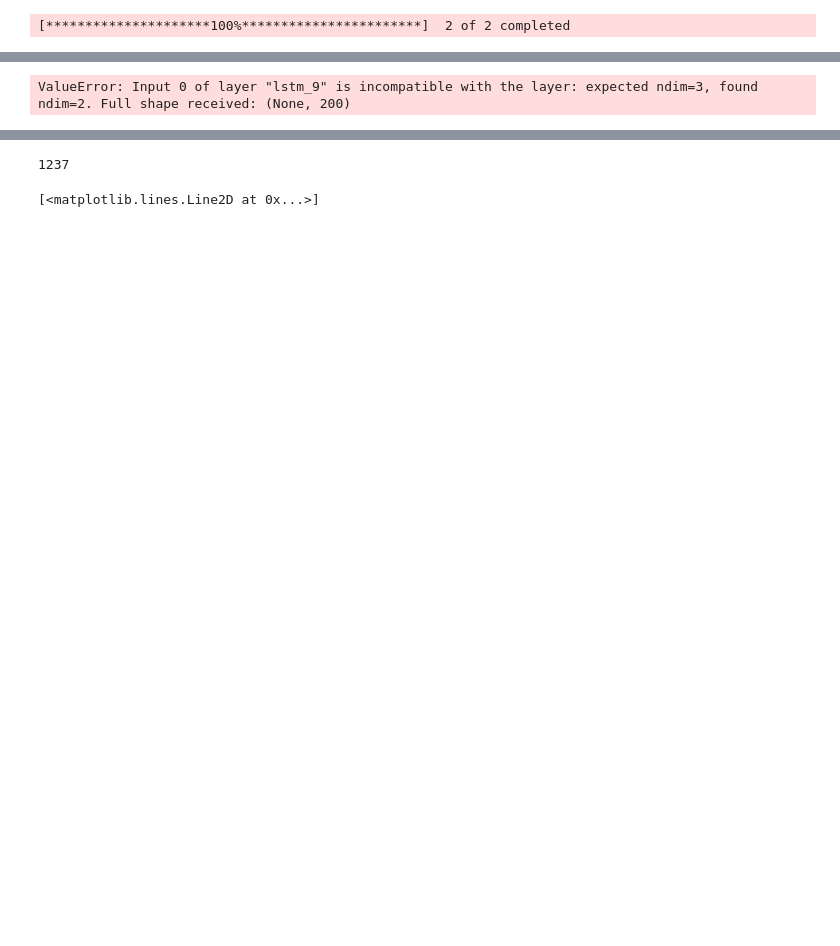
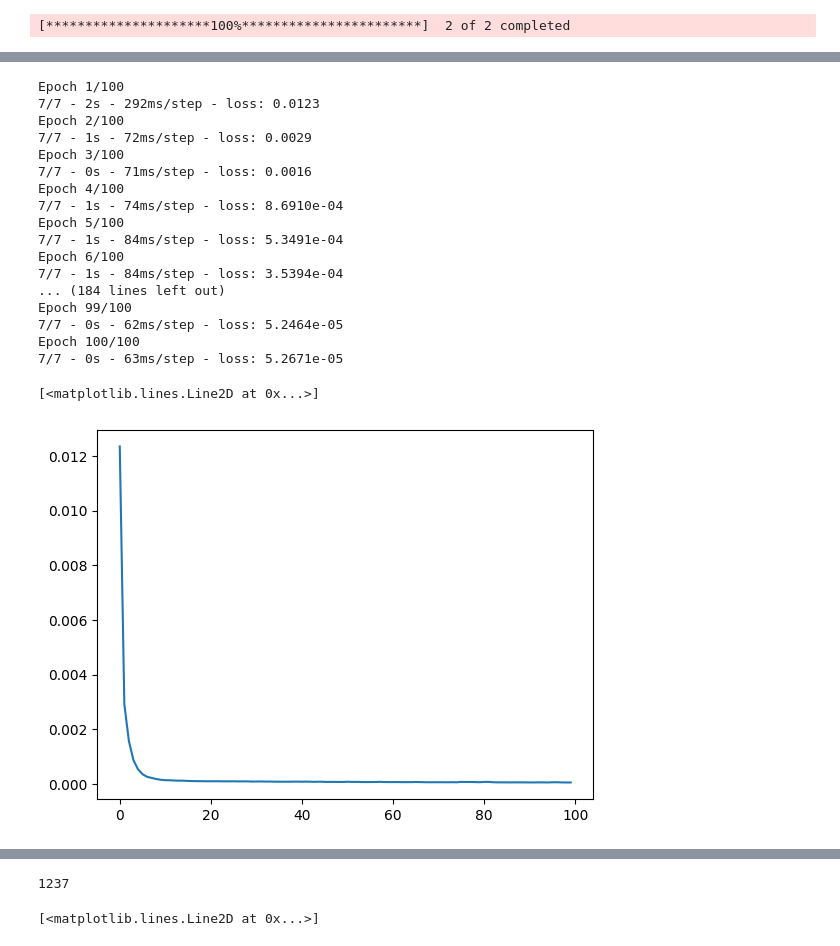
Before and after one commit to BrossBoy/internship, a Jupyter notebook: new_mid/train.ipynb, the cells around one changed output, grey strips where cells are left out. Saved outputs shown, nothing was run; the diff lists cells and outputs as text; code cells hidden in the pictures; blank space fills up the shorter version.

```diff
--- a/new_mid/train.ipynb
+++ b/new_mid/train.ipynb
@@ -187,9 +187,27 @@ print(x_train.shape)
 # %%
 model = model_lstm(range_input=x_train.shape[1], neurons=200, n_feature=x_train.shape[2])
-history = model.fit(x_train, y_train, batch_size=200, epochs=200, verbose=2)
+history = model.fit(x_train, y_train, batch_size=200, epochs=100, verbose=2)
 # print(history)
 plt.plot(history.history["loss"])
 # %% [output]
-ValueError: Input 0 of layer "lstm_9" is incompatible with the layer: expected ndim=3, found ndim=2. Full shape received: (None, 200)
+Epoch 1/100
+7/7 - 2s - 292ms/step - loss: 0.0123
+Epoch 2/100
+7/7 - 1s - 72ms/step - loss: 0.0029
+Epoch 3/100
+7/7 - 0s - 71ms/step - loss: 0.0016
+Epoch 4/100
+7/7 - 1s - 74ms/step - loss: 8.6910e-04
+Epoch 5/100
+7/7 - 1s - 84ms/step - loss: 5.3491e-04
+Epoch 6/100
+7/7 - 1s - 84ms/step - loss: 3.5394e-04
+... (184 lines left out)
+Epoch 99/100
+7/7 - 0s - 62ms/step - loss: 5.2464e-05
+Epoch 100/100
+7/7 - 0s - 63ms/step - loss: 5.2671e-05
+[<matplotlib.lines.Line2D at 0x...>]
+[figure, added]
 # %%
 predict = model.predict(x_test)
```
Also changed, not shown: parts of 4 cells of this notebook.
